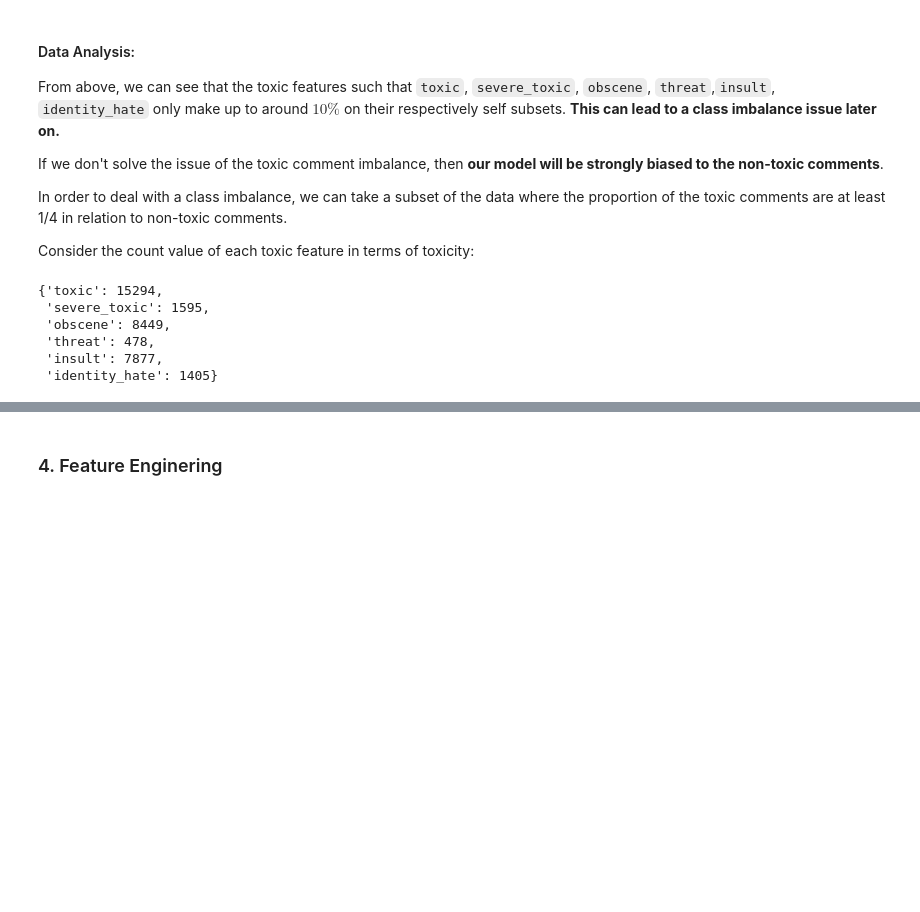
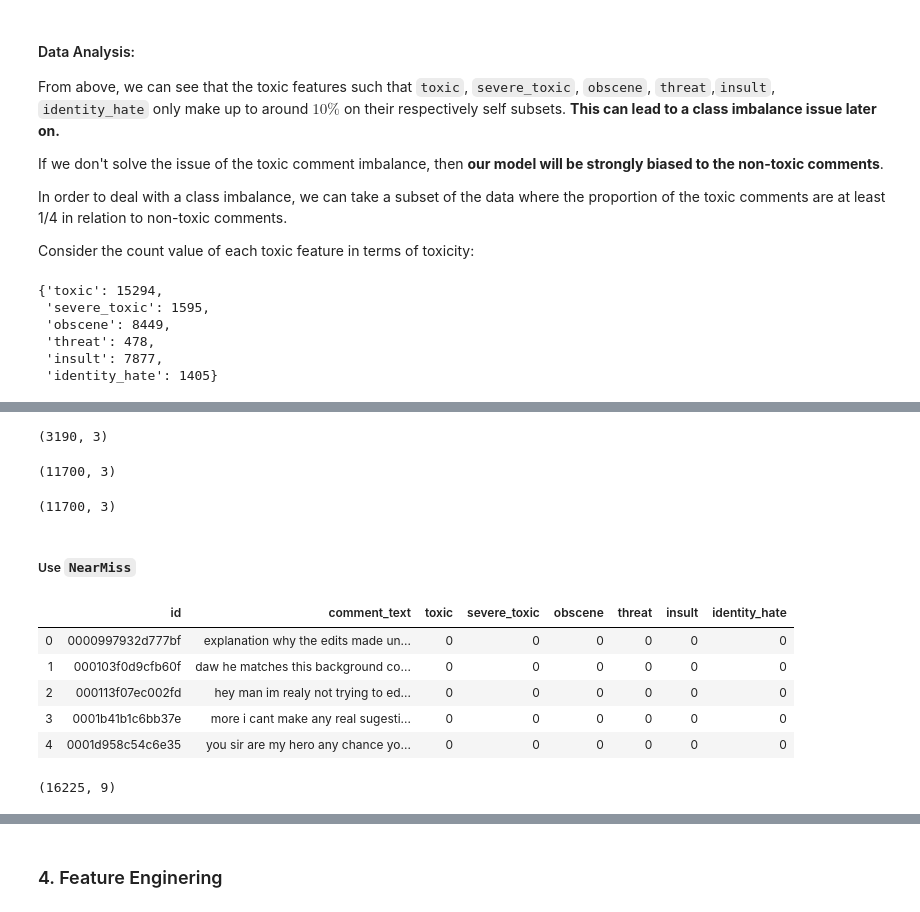
Before and after one commit to nsingiri/Data-144, a Jupyter notebook: notebook/notebook_1.ipynb, the cells around one changed output, grey strips where cells are left out. Saved outputs shown, nothing was run; the diff lists cells and outputs as text; code cells hidden in the pictures; blank space fills up the shorter version.

Commit message:
added edits on clean

```diff
--- a/notebook/notebook_1.ipynb
+++ b/notebook/notebook_1.ipynb
@@ -172,3 +172,6 @@ First three comments
  "Hey man, I'm really not trying to edit war. It's just that this guy is constantly removing relevant information and talking to me through edits instead of my talk page. He seems to care more about t ...
 # %% [markdown]
 ### 2. Data Cleaning
+# %%
+stop = stopwords.words('english')
+stop
@@ -208,12 +229,25 @@ def clean_data(df):
     # Remove all non-ascii characters
     remove_non_ascii = lambda x: re.sub(r'[^\x00-\x7f]',r' ', x)
 
+
+
+
     # Apply all the lambda functions wrote previously through .map on the comments column
     df['comment_text'] = df['comment_text'].map(alphanumeric).map(punc_lower).map(remove_n).map(remove_non_ascii)
 
+    # Remove stop words
+#     pattern = re.compile(r'\b('+stop_words_arr+r')\b', flags=re.IGNORECASE).apply(str)
+#     remove_stop_words = lambda x: re.sub('\s+', ' ', re.sub(pattern, '', x))
+#     pattern = re.compile(r'\b(' + r'|'.join(stopwords.words('english')) + r')\b\s*')
+#     df['comment_text'] = pattern.sub('', str(df['comment_text']))
+    df['comment_text_clean']= df['comment_text'].apply(lambda x: ' '.join([word for word in x.split() if word not in (stop)]))
+
+
+
+
     return df
 # %%
 # test = pd.read_csv('../data/')
 # test.shape
 
-train = preprocess(train)
+train = clean_data(train)
@@ -391,0 +449,23 @@ Name: severe_toxic, dtype: int64
+# %%
+severe_toxic_1 = severe_toxic_df[severe_toxic_df['severe_toxic'] == 1].iloc[:1595, :]
+severe_toxic_0 = severe_toxic_df[severe_toxic_df['severe_toxic'] == 0].iloc[:1595, :]
+data_severe_toxic_balanced = pd.concat([severe_toxic_1,severe_toxic_0], axis = 0)
+data_severe_toxic_balanced.shape
+# %% [output]
+(3190, 3)
+# %%
+obscene_1 = obscene_df[obscene_df['obscene'] == 1].iloc[:5850, :]
+obscene_0 = obscene_df[obscene_df['obscene'] == 0].iloc[:5850, :]
+data_obscene_balanced = pd.concat([obscene_1,obscene_0], axis = 0)
+data_obscene_balanced.shape
+# %% [output]
+(11700, 3)
+# %%
+threat_1 = threat_df[threat_df['threat'] == 1].iloc[:478, :]
+threat_0 = obscene_df[obscene_df['obscene'] == 0].iloc[:5000, :]
+data_obscene_balanced = pd.concat([obscene_1,obscene_0], axis = 0)
+data_obscene_balanced.shape
+# %% [output]
+(11700, 3)
+# %% [markdown]
+##### Use `NearMiss`
@@ -391,0 +481,9 @@ Name: severe_toxic, dtype: int64
+# %%
+train.head()
+# %% [output]
+|  | id | comment_text | toxic | severe_toxic | obscene | threat | insult | identity_hate |
+| 0 | 0000997932d777bf | explanation why the edits made un... | 0 | 0 | 0 | 0 | 0 | 0 |
+| 1 | 000103f0d9cfb60f | daw he matches this background co... | 0 | 0 | 0 | 0 | 0 | 0 |
+| 2 | 000113f07ec002fd | hey man im realy not trying to ed... | 0 | 0 | 0 | 0 | 0 | 0 |
+| 3 | 0001b41b1c6bb37e | more i cant make any real sugesti... | 0 | 0 | 0 | 0 | 0 | 0 |
+| 4 | 0001d958c54c6e35 | you sir are my hero any chance yo... | 0 | 0 | 0 | 0 | 0 | 0 |
@@ -391,0 +498,5 @@ Name: severe_toxic, dtype: int64
+# %%
+clean_comments_df = clean_comments_df.sample(num_select)
+clean_comments_df.shape
+# %% [output]
+(16225, 9)
```
Also changed, not shown: parts of 25 cells of this notebook.
